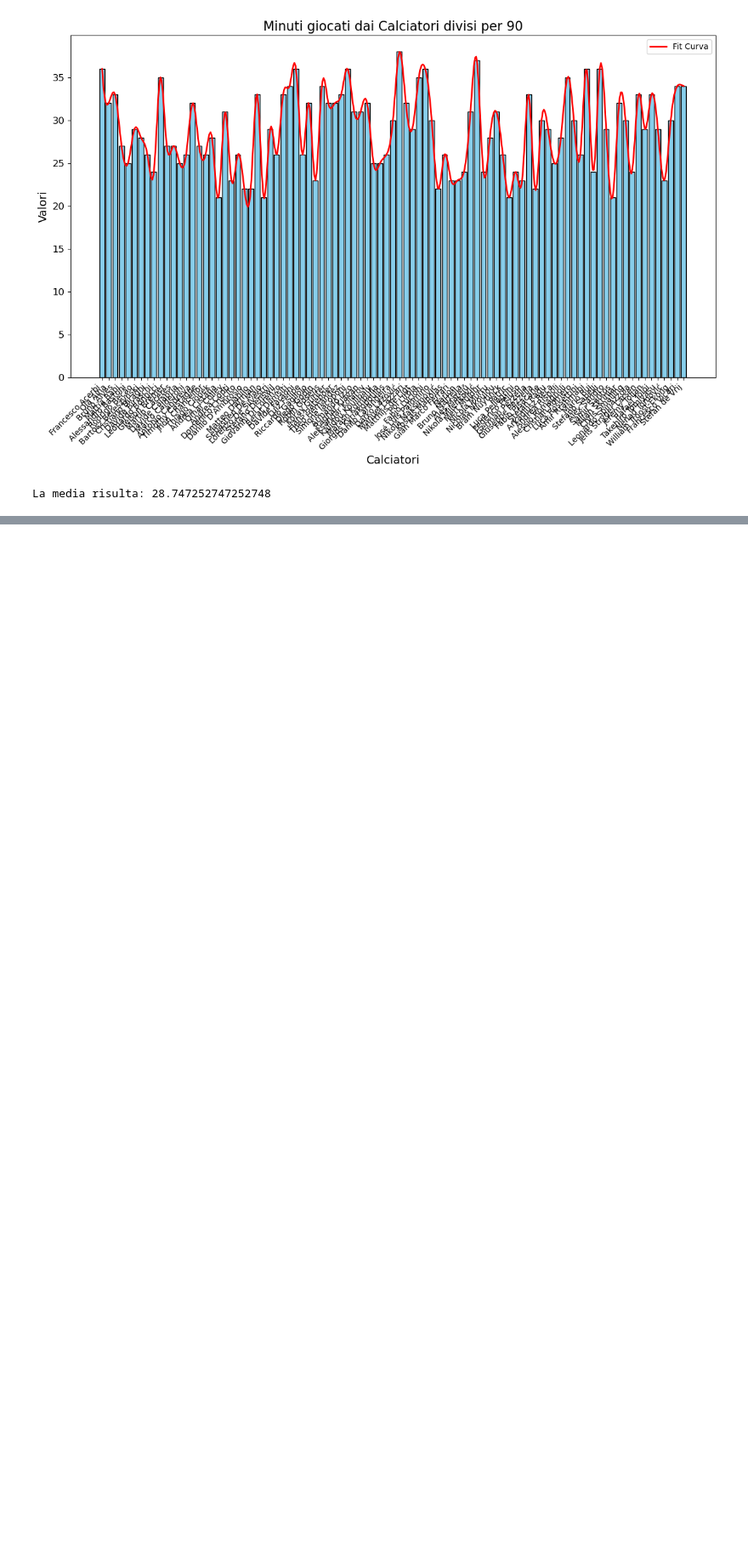
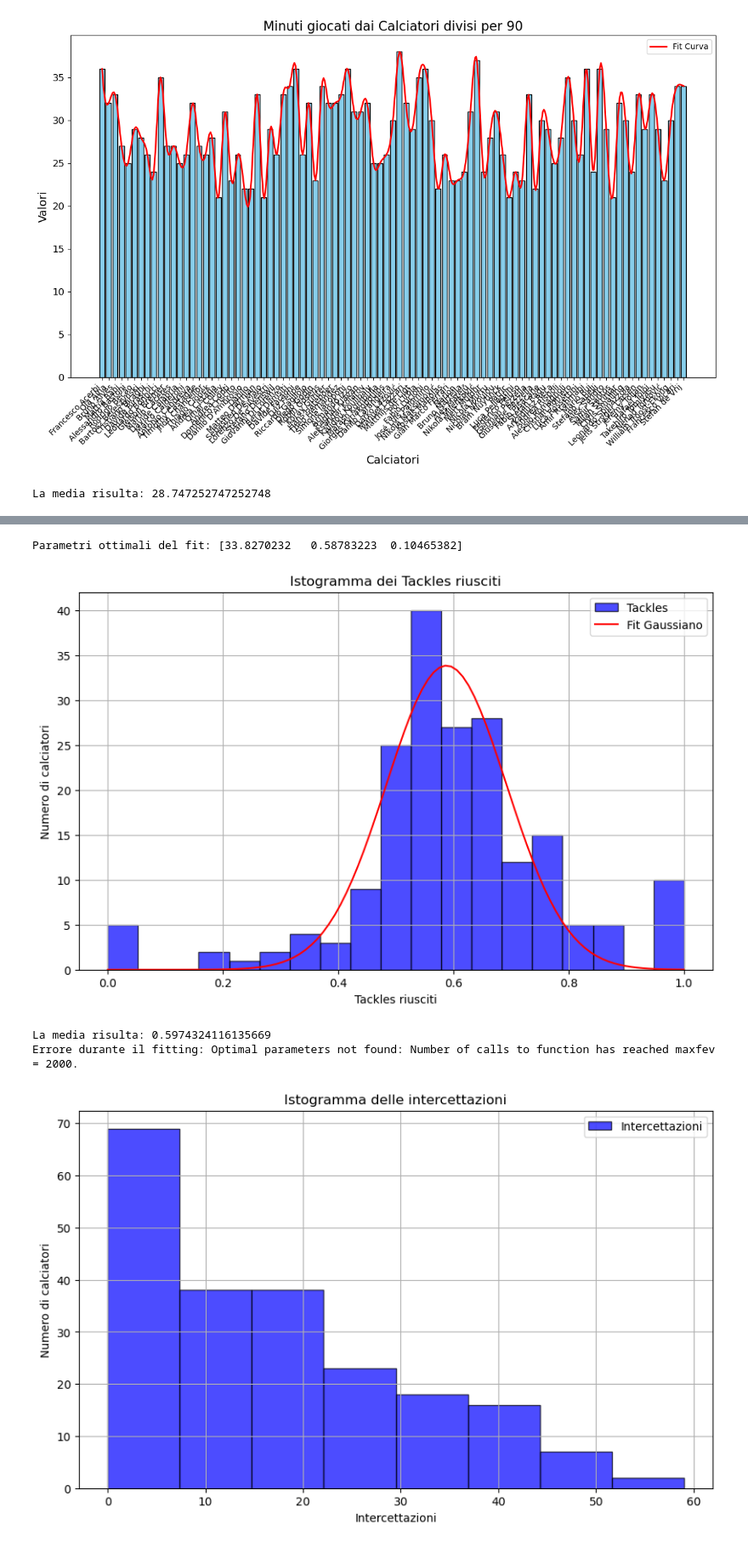
Before and after one commit to Alecaste96/Pytone, a Jupyter notebook: difensori19.ipynb, the cells around one changed output, grey strips where cells are left out. Shown at 85% size. Drawn from its saved outputs; the diff is of its cells as text; code cells hidden in the pictures; blank space fills up the shorter version.

```diff
--- a/difensori19.ipynb
+++ b/difensori19.ipynb
@@ -497,0 +251,6 @@ La media risulta: 0.5576496152186043
+# %%
+def calcola_cartellini(data):
+    # Somma i cartellini gialli e rossi per ogni calciatore
+    cart = data['CrdY'] + data['CrdR']
+    # Visualizza un istogramma dei cartellini
+    plot_histogram(cart, 'Cartellini', 'Cartellini', 'Numero di calciatori', 'Istogramma dei cartellini')
@@ -497,0 +259,11 @@ La media risulta: 0.5576496152186043
+# %%
+def calcola_key_passes(data):
+    # Estrae il numero di presenze per ogni calciatore
+    presenze = data['MP']
+    # Estrae il numero di key passes per ogni calciatore
+    kp = data['KP']
+    # Filtra i dati per considerare solo i calciatori con almeno 5 presenze
+    filtrati = data[presenze >= 5]
+    kp = filtrati['KP']
+    # Visualizza un istogramma dei key passes
+    plot_histogram(kp, 'Key passes', 'Key passes', 'Numero di calciatori', 'Istogramma dei Key passes')
@@ -497,0 +272,10 @@ La media risulta: 0.5576496152186043
+# %%
+def calcola_duelli_aerei(data):
+    # Estrae il numero di duelli aerei vinti per ogni calciatore
+    Aerw = data['AerWon']
+    # Estrae il numero totale di duelli aerei per ogni calciatore
+    Aertot = data['AerTot']
+    # Calcola il rapporto tra i duelli aerei vinti e i duelli aerei totali per ogni calciatore
+    rapporti = Aerw / Aertot
+    # Visualizza un istogramma dei rapporti dei duelli aerei vinti
+    plot_histogram(rapporti, 'Duelli aerei vinti', 'Duelli aerei vinti', 'Numero di calciatori', 'Istogramma dei duelli aerei vinti')
@@ -497,0 +284,21 @@ La media risulta: 0.5576496152186043
+# %%
+import pandas as pd
+
+# Carica i dati
+data = pd.read_excel(r"C:\Users\milan\OneDrive\Documenti\difensori 2019.xlsx")
+
+# Calcola e visualizza i grafici
+calcola_tackle(data)
+calcola_intercettazioni(data)
+calcola_passaggi(data)
+calcola_gol(data)
+calcola_assist(data)
+calcola_cartellini(data)
+calcola_key_passes(data)
+calcola_duelli_aerei(data)
+# %% [output]
+Parametri ottimali del fit: [33.8270232   0.58783223  0.10465382]
+[figure, added]
+La media risulta: 0.5974324116135669
+Errore durante il fitting: Optimal parameters not found: Number of calls to function has reached maxfev = 2000.
+[figure, added]
```
Also changed, not shown: parts of 33 cells of this notebook.
